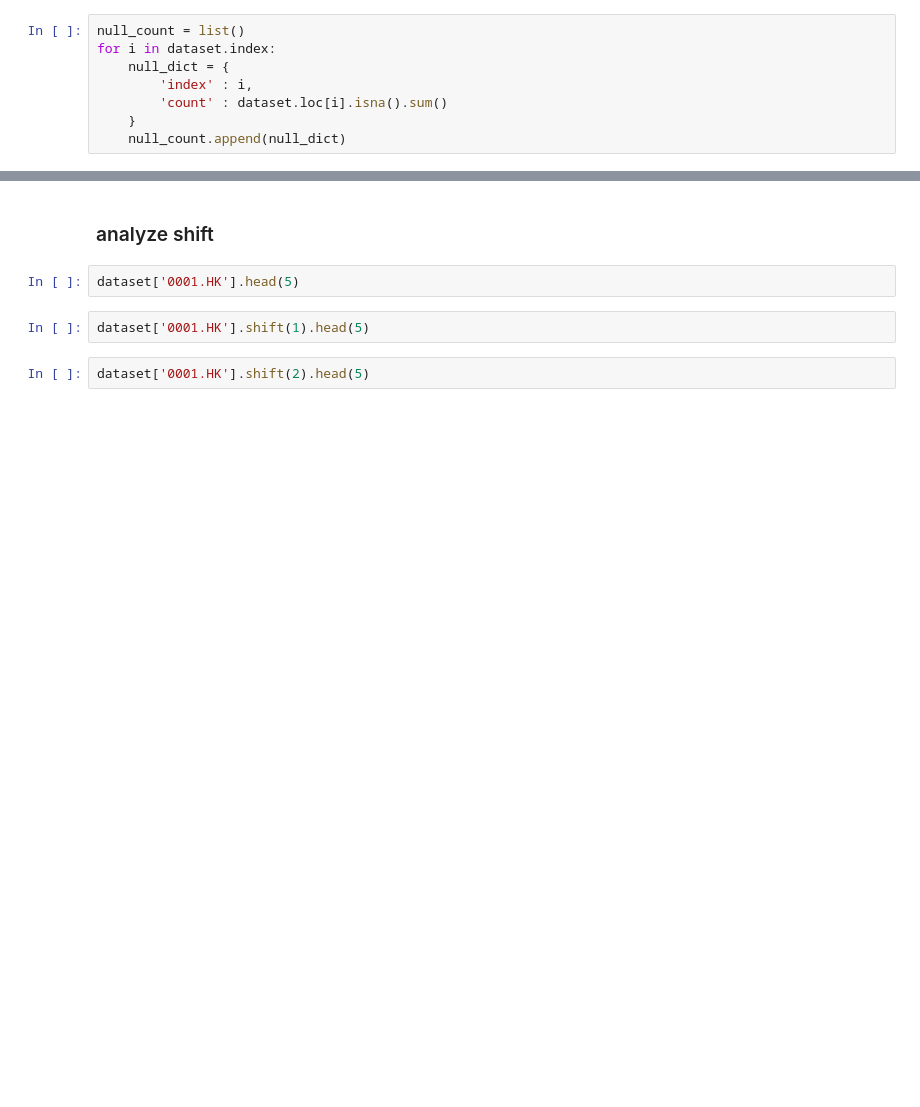
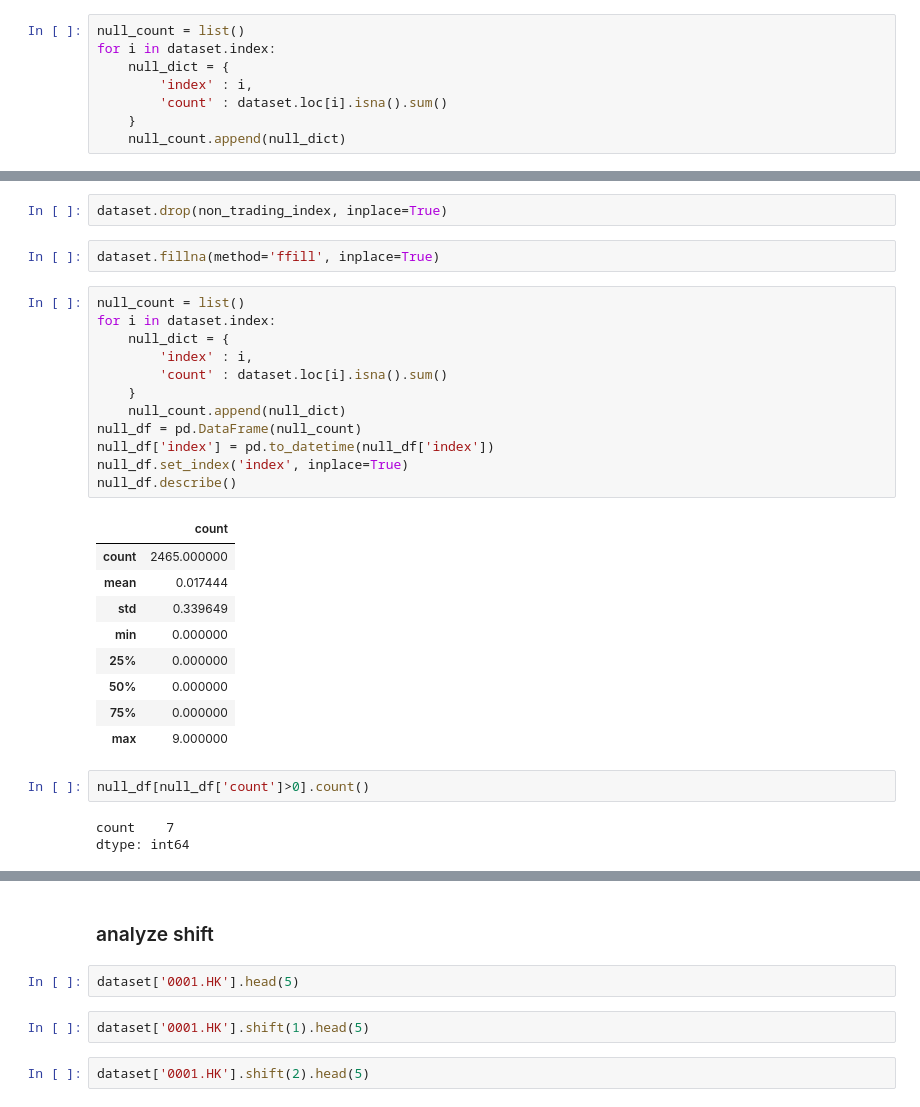
Before and after one commit to winglokhouse/slack-trading, a Jupyter notebook: EXP-find-correlated-stock-PrevClose-TodayClose-10-years-of history.ipynb, the cells around one changed output, grey strips where cells are left out. Cells and saved outputs as stored; diff of their text form; blank space fills up the shorter version.

```diff
--- a/EXP-find-correlated-stock-PrevClose-TodayClose-10-years-of history.ipynb
+++ b/EXP-find-correlated-stock-PrevClose-TodayClose-10-years-of history.ipynb
@@ -223 +281,32 @@ dataset.shape
+# %%
+dataset.drop(non_trading_index, inplace=True)
+# %%
+dataset.fillna(method='ffill', inplace=True)
+# %%
+null_count = list()
+for i in dataset.index:
+    null_dict = {
+        'index' : i,
+        'count' : dataset.loc[i].isna().sum()
+    }
+    null_count.append(null_dict)
+null_df = pd.DataFrame(null_count)
+null_df['index'] = pd.to_datetime(null_df['index'])
+null_df.set_index('index', inplace=True)
+null_df.describe()
+# %% [output]
+|  | count |
+| count | 2465.000000 |
+| mean | 0.017444 |
+| std | 0.339649 |
+| min | 0.000000 |
+| 25% | 0.000000 |
+| 50% | 0.000000 |
+| 75% | 0.000000 |
+| max | 9.000000 |
+# %%
+null_df[null_df['count']>0].count()
+# %% [output]
+count    7
+dtype: int64
 # %%
```
Also changed, not shown: parts of 32 cells of this notebook, 2 other files.
